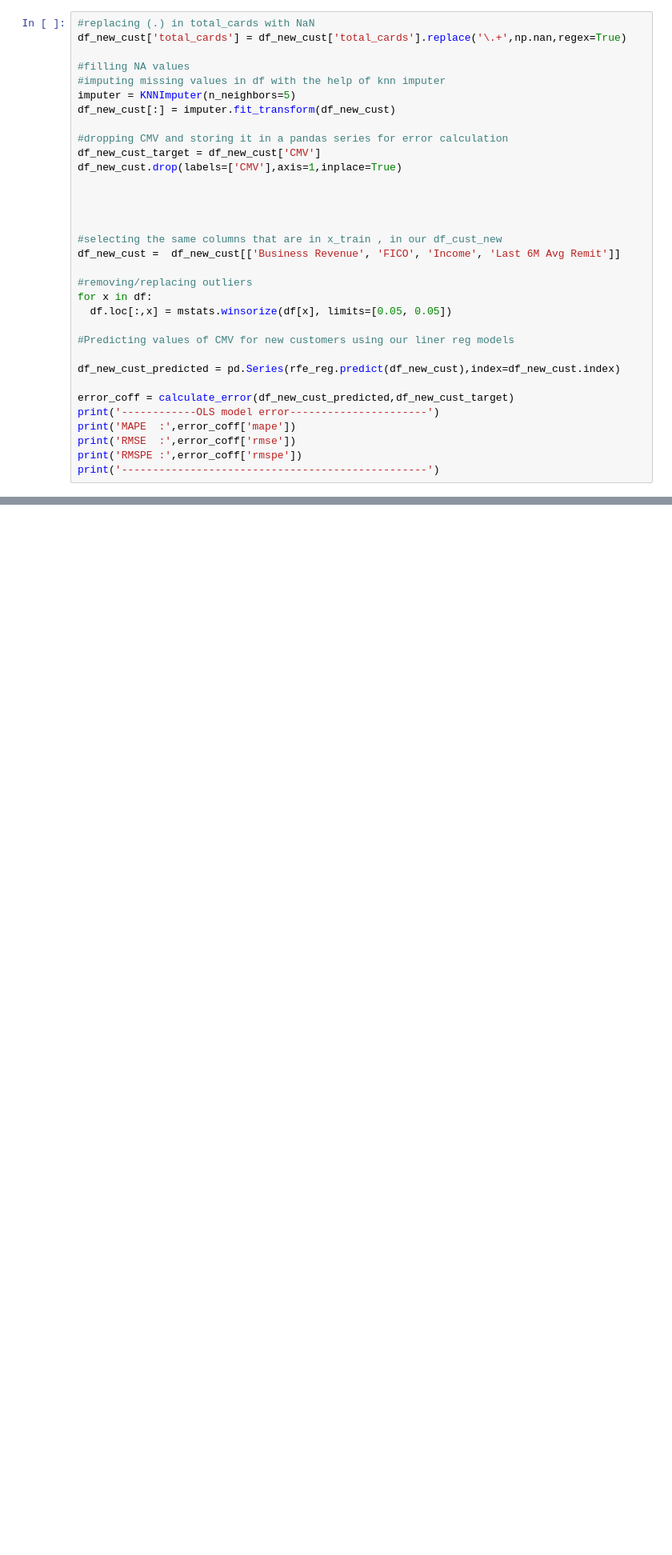
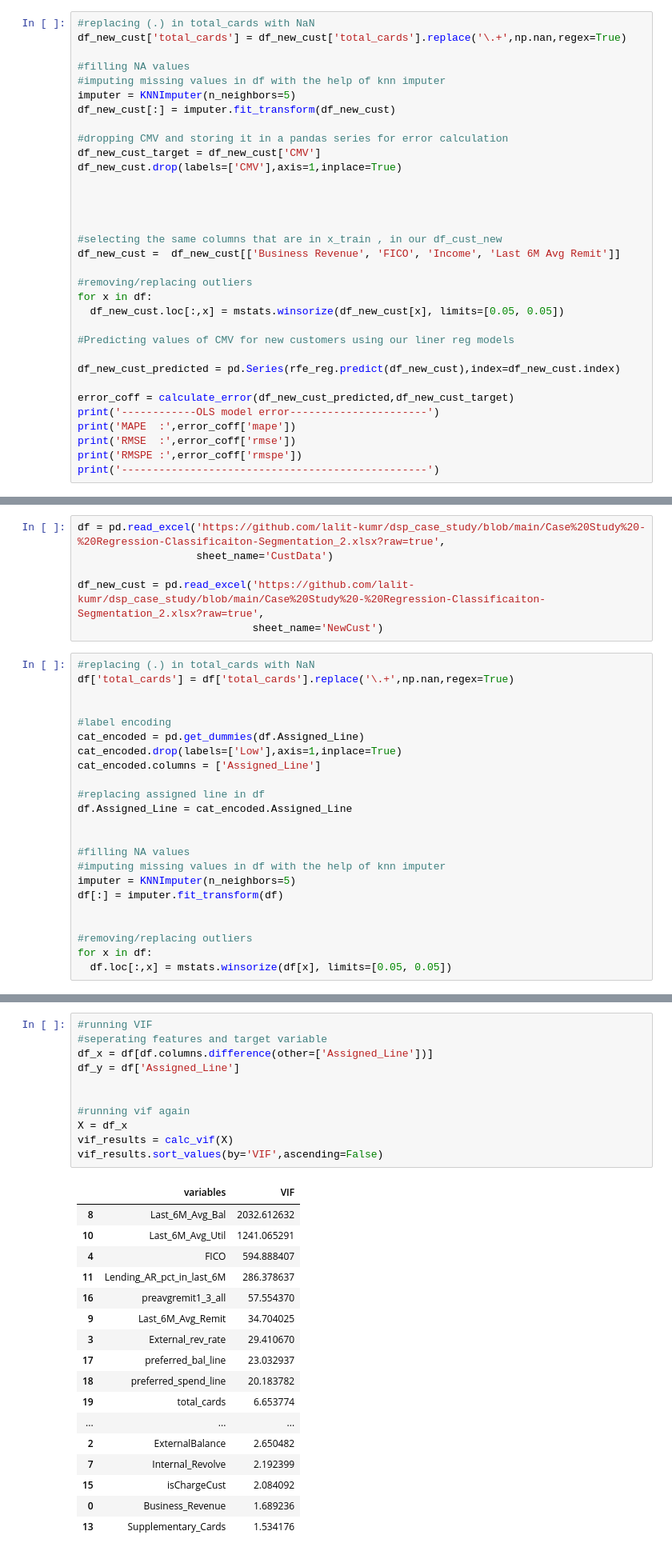
Before and after one commit to lalit-kumr/dsp_case_study, a Jupyter notebook: Assesment_case_study.ipynb, the cells around one changed output, grey strips where cells are left out. Shown at 80% size. Drawn from its saved outputs; the diff is of its cells as text; blank space fills up the shorter version.

```diff
--- a/Assesment_case_study.ipynb
+++ b/Assesment_case_study.ipynb
@@ -546,7 +546,7 @@ df_new_cust =  df_new_cust[['Business Revenue', 'FICO', 'Income', 'Last 6M Avg R
 
 #removing/replacing outliers
 for x in df:
-  df.loc[:,x] = mstats.winsorize(df[x], limits=[0.05, 0.05])
+  df_new_cust.loc[:,x] = mstats.winsorize(df_new_cust[x], limits=[0.05, 0.05])
 
 #Predicting values of CMV for new customers using our liner reg models
 
@@ -560,0 +563,29 @@ print('-------------------------------------------------')
+# %%
+df = pd.read_excel('https://github.com/lalit-kumr/dsp_case_study/blob/main/Case%20Study%20-%20Regression-Classificaiton-Segmentation_2.xlsx?raw=true',
+                   sheet_name='CustData')
+
+df_new_cust = pd.read_excel('https://github.com/lalit-kumr/dsp_case_study/blob/main/Case%20Study%20-%20Regression-Classificaiton-Segmentation_2.xlsx?raw=true',
+                            sheet_name='NewCust')
+# %%
+#replacing (.) in total_cards with NaN
+df['total_cards'] = df['total_cards'].replace('\.+',np.nan,regex=True)
+
+
+#label encoding
+cat_encoded = pd.get_dummies(df.Assigned_Line)
+cat_encoded.drop(labels=['Low'],axis=1,inplace=True)
+cat_encoded.columns = ['Assigned_Line']
+
+#replacing assigned line in df
+df.Assigned_Line = cat_encoded.Assigned_Line
+
+
+#filling NA values
+#imputing missing values in df with the help of knn imputer
+imputer = KNNImputer(n_neighbors=5)
+df[:] = imputer.fit_transform(df)
+
+
+#removing/replacing outliers
+for x in df:
+  df.loc[:,x] = mstats.winsorize(df[x], limits=[0.05, 0.05])
@@ -560,0 +618,29 @@ print('-------------------------------------------------')
+# %%
+#running VIF
+#seperating features and target variable
+df_x = df[df.columns.difference(other=['Assigned_Line'])]
+df_y = df['Assigned_Line']
+
+
+#running vif again
+X = df_x
+vif_results = calc_vif(X)
+vif_results.sort_values(by='VIF',ascending=False)
+# %% [output]
+|  | variables | VIF |
+| 8 | Last_6M_Avg_Bal | 2032.612632 |
+| 10 | Last_6M_Avg_Util | 1241.065291 |
+| 4 | FICO | 594.888407 |
+| 11 | Lending_AR_pct_in_last_6M | 286.378637 |
+| 16 | preavgremit1_3_all | 57.554370 |
+| 9 | Last_6M_Avg_Remit | 34.704025 |
+| 3 | External_rev_rate | 29.410670 |
+| 17 | preferred_bal_line | 23.032937 |
+| 18 | preferred_spend_line | 20.183782 |
+| 19 | total_cards | 6.653774 |
+| ... | ... | ... |
+| 2 | ExternalBalance | 2.650482 |
+| 7 | Internal_Revolve | 2.192399 |
+| 15 | isChargeCust | 2.084092 |
+| 0 | Business_Revenue | 1.689236 |
+| 13 | Supplementary_Cards | 1.534176 |
```
Also changed, not shown: parts of 11 cells of this notebook.
